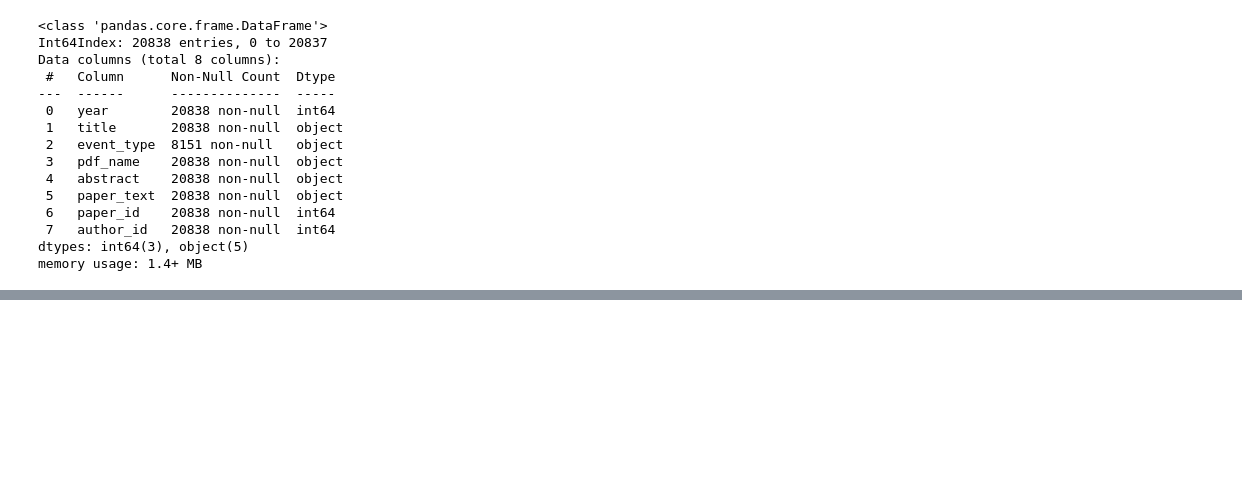
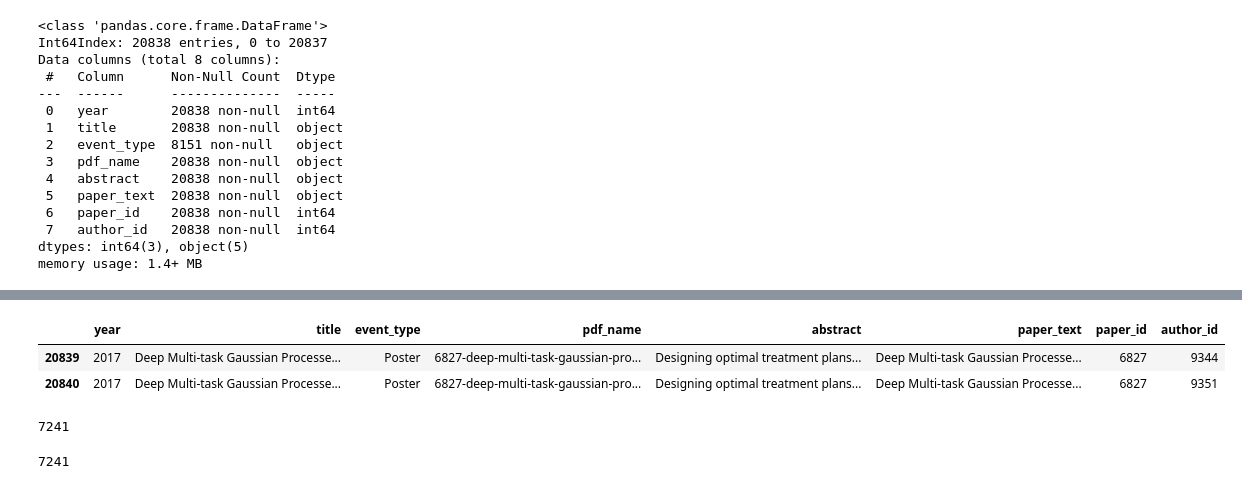
Before and after one commit to wwhite5/Springboard-Capstone-1-NLP, a Jupyter notebook: Notebooks/Data_Wrangling.ipynb, the cells around one changed output, grey strips where cells are left out. Saved outputs shown, nothing was run; the diff lists cells and outputs as text; code cells hidden in the pictures; blank space fills up the shorter version.

```diff
--- a/Notebooks/Data_Wrangling.ipynb
+++ b/Notebooks/Data_Wrangling.ipynb
@@ -307,2 +362,17 @@ memory usage: 1.4+ MB
+# %%
+papers_and_authors_f = pd.concat([papers_and_authors, fixed_papers], ignore_index=True)
+papers_and_authors_f.query('paper_id == 6827')
+# %% [output]
+|  | year | title | event_type | pdf_name | abstract | paper_text | paper_id | author_id |
+| 20839 | 2017 | Deep Multi-task Gaussian Processe... | Poster | 6827-deep-multi-task-gaussian-pro... | Designing optimal treatment plans... | Deep Multi-task Gaussian Processe... | 6827 | 9344 |
+| 20840 | 2017 | Deep Multi-task Gaussian Processe... | Poster | 6827-deep-multi-task-gaussian-pro... | Designing optimal treatment plans... | Deep Multi-task Gaussian Processe... | 6827 | 9351 |
+# %%
+len(papers_and_authors_f['paper_id'].value_counts())
+# %% [output]
+7241
+# %%
+len(papers)
+# %% [output]
+7241
 # %%
 datapath = 'E:/OtherCodeProjects/Springboard Capstone Projects/Springboard-Capstone-1-Data/papers_and_authors.csv'
```
Also changed, not shown: parts of 9 cells of this notebook, 1 other file.
